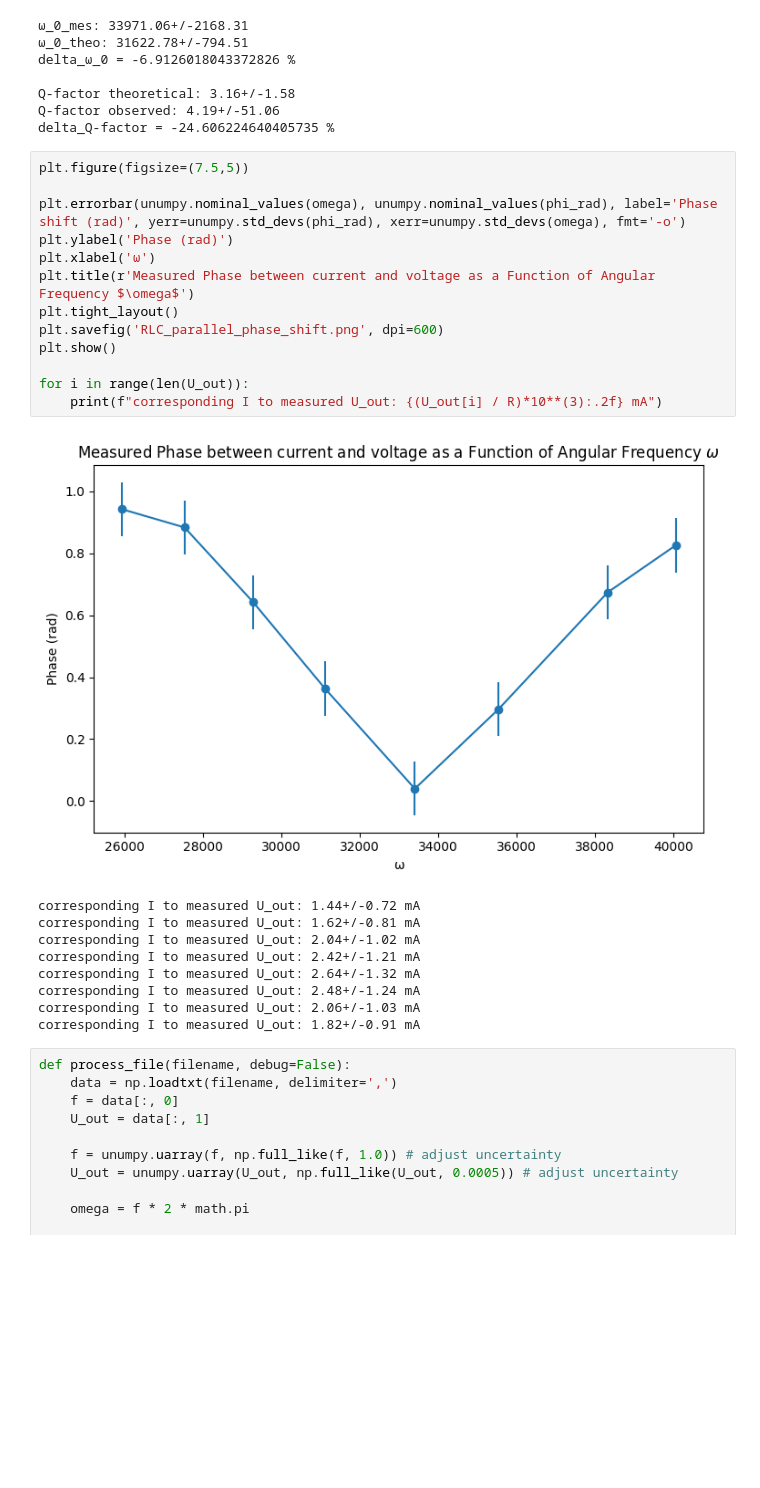
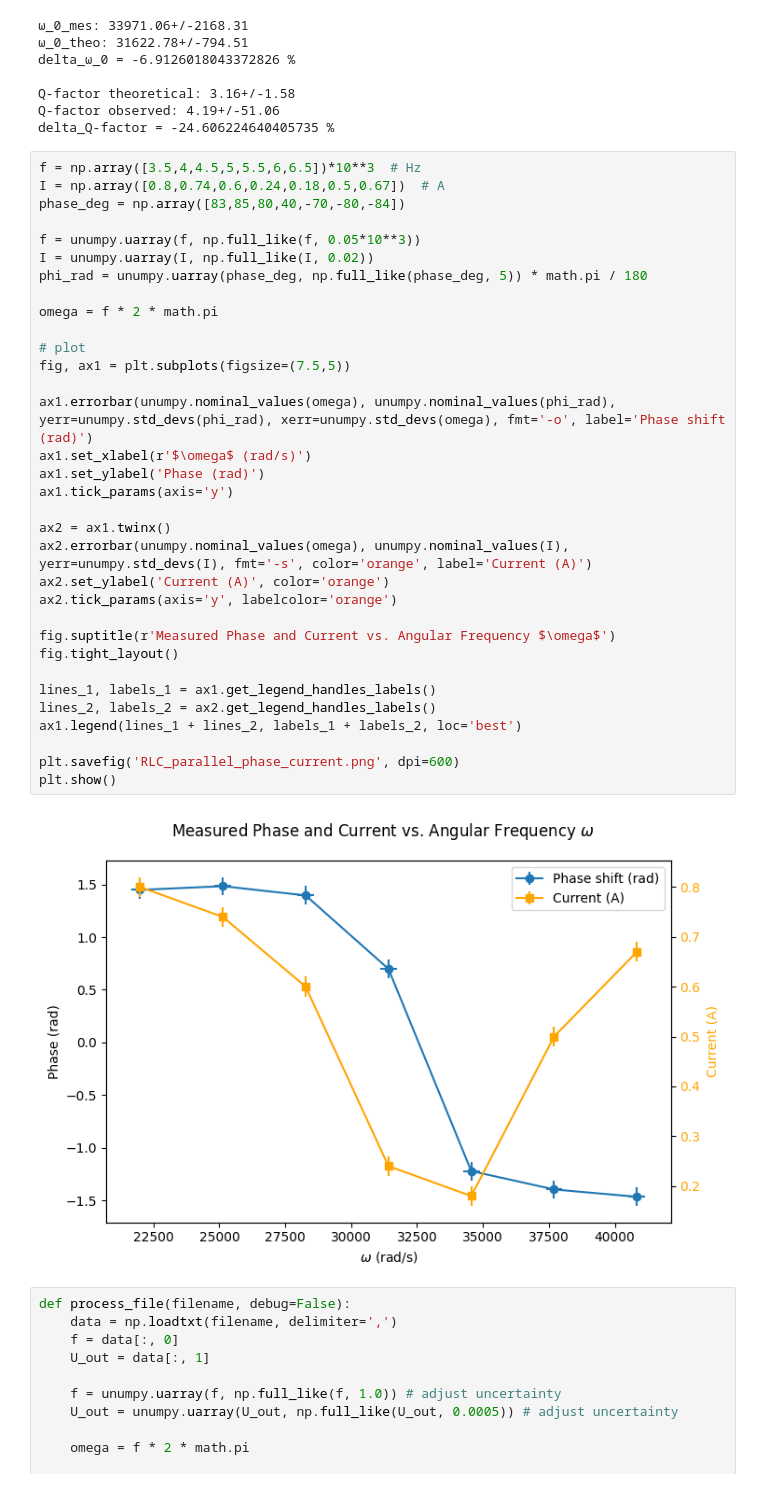
Before and after one commit to Mhfd10/P1_ETHZ, a Jupyter notebook: Alternating_currents_and_passive_elements/main.ipynb, the cells around one changed output. Drawn from its saved outputs; the diff is of its cells as text; blank space fills up the shorter version.

```diff
--- a/Alternating_currents_and_passive_elements/main.ipynb
+++ b/Alternating_currents_and_passive_elements/main.ipynb
@@ -176,28 +176,40 @@ Q-factor theoretical: 3.16+/-1.58
 Q-factor observed: 4.19+/-51.06
 delta_Q-factor = -24.606224640405735 %
 # %%
-plt.figure(figsize=(7.5,5))
+f = np.array([3.5,4,4.5,5,5.5,6,6.5])*10**3  # Hz
+I = np.array([0.8,0.74,0.6,0.24,0.18,0.5,0.67])  # A
+phase_deg = np.array([83,85,80,40,-70,-80,-84])
 
-plt.errorbar(unumpy.nominal_values(omega), unumpy.nominal_values(phi_rad), label='Phase shift (rad)', yerr=unumpy.std_devs(phi_rad), xerr=unumpy.std_devs(omega), fmt='-o')
-plt.ylabel('Phase (rad)')
-plt.xlabel('ω')
-plt.title(r'Measured Phase between current and voltage as a Function of Angular Frequency $\omega$')
-plt.tight_layout()
-plt.savefig('RLC_parallel_phase_shift.png', dpi=600)
+f = unumpy.uarray(f, np.full_like(f, 0.05*10**3))
+I = unumpy.uarray(I, np.full_like(I, 0.02))
+phi_rad = unumpy.uarray(phase_deg, np.full_like(phase_deg, 5)) * math.pi / 180
+
+omega = f * 2 * math.pi
+
+# plot
+fig, ax1 = plt.subplots(figsize=(7.5,5))
+
+ax1.errorbar(unumpy.nominal_values(omega), unumpy.nominal_values(phi_rad), yerr=unumpy.std_devs(phi_rad), xerr=unumpy.std_devs(omega), fmt='-o', label='Phase shift (rad)')
+ax1.set_xlabel(r'$\omega$ (rad/s)')
+ax1.set_ylabel('Phase (rad)')
+ax1.tick_params(axis='y')
+
+ax2 = ax1.twinx()
+ax2.errorbar(unumpy.nominal_values(omega), unumpy.nominal_values(I), yerr=unumpy.std_devs(I), fmt='-s', color='orange', label='Current (A)')
+ax2.set_ylabel('Current (A)', color='orange')
+ax2.tick_params(axis='y', labelcolor='orange')
+
+fig.suptitle(r'Measured Phase and Current vs. Angular Frequency $\omega$')
+fig.tight_layout()
+
+lines_1, labels_1 = ax1.get_legend_handles_labels()
+lines_2, labels_2 = ax2.get_legend_handles_labels()
+ax1.legend(lines_1 + lines_2, labels_1 + labels_2, loc='best')
+
+plt.savefig('RLC_parallel_phase_current.png', dpi=600)
 plt.show()
-
-for i in range(len(U_out)):
-    print(f"corresponding I to measured U_out: {(U_out[i] / R)*10**(3):.2f} mA")
 # %% [output]
-[figure, old version]
+[figure, new version]
-corresponding I to measured U_out: 1.44+/-0.72 mA
-corresponding I to measured U_out: 1.62+/-0.81 mA
-corresponding I to measured U_out: 2.04+/-1.02 mA
-corresponding I to measured U_out: 2.42+/-1.21 mA
-corresponding I to measured U_out: 2.64+/-1.32 mA
-corresponding I to measured U_out: 2.48+/-1.24 mA
-corresponding I to measured U_out: 2.06+/-1.03 mA
-corresponding I to measured U_out: 1.82+/-0.91 mA
 # %%
 def process_file(filename, debug=False):
     data = np.loadtxt(filename, delimiter=',')
```
Also changed, not shown: 1 other file.
